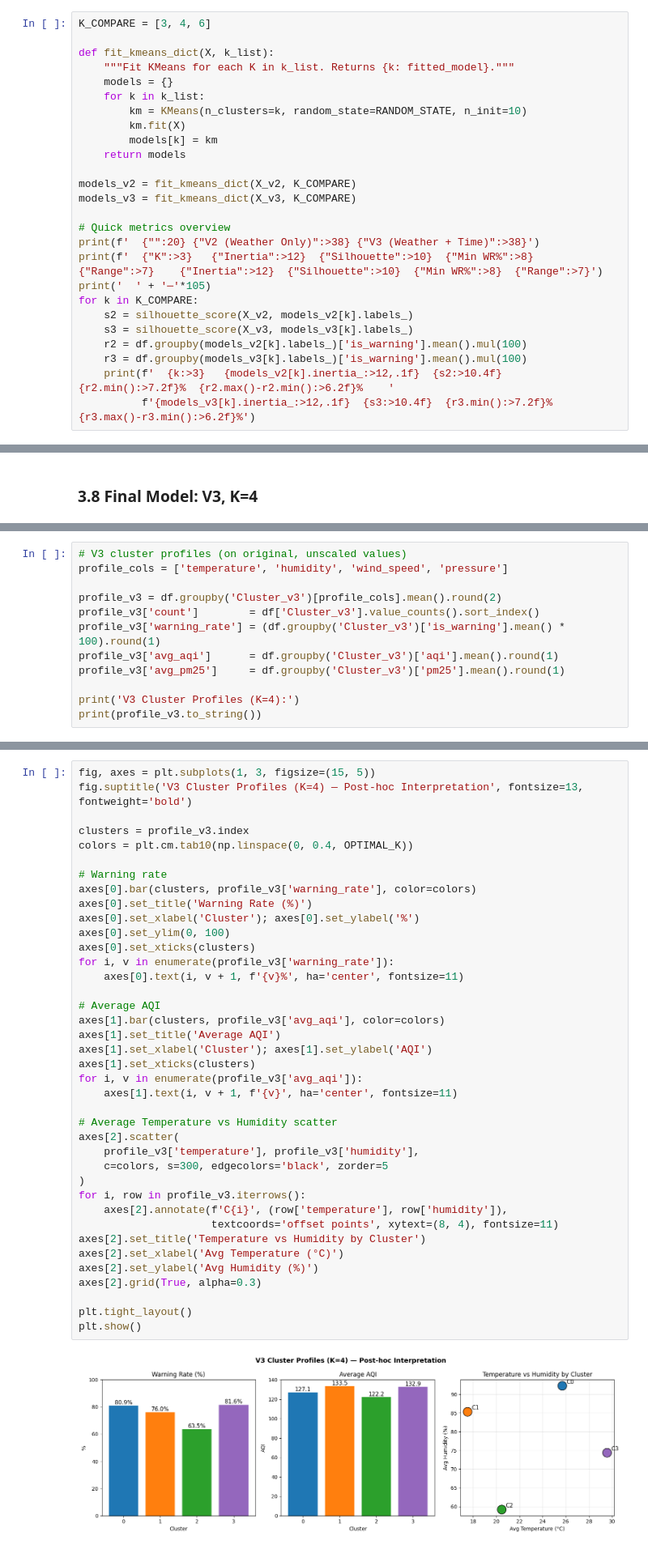
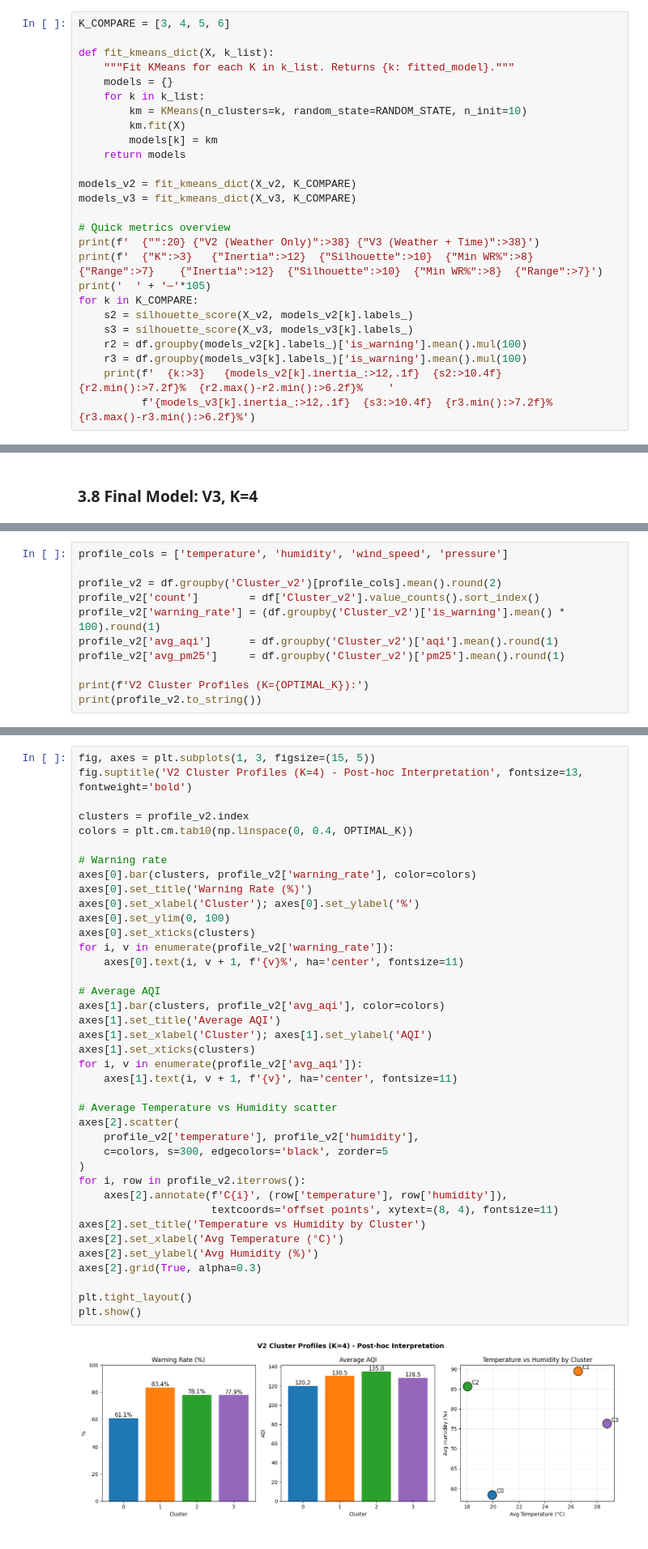
Before and after one commit to quyneehcl/HanoiAirQuality, a Jupyter notebook: task3.ipynb, the cells around one changed output, grey strips where cells are left out. Shown at 81% size. Drawn from its saved outputs; the diff is of its cells as text.

```diff
--- a/task3.ipynb
+++ b/task3.ipynb
@@ -223,5 +218,5 @@ We compare K = 3, 4, and 6 for both feature versions.
 # %%
-K_COMPARE = [3, 4, 6]
+K_COMPARE = [3, 4, 5, 6]
 
 def fit_kmeans_dict(X, k_list):
     """Fit KMeans for each K in k_list. Returns {k: fitted_model}."""
@@ -501,13 +526,12 @@ print(f'  V3 cluster sizes: {dict(zip(vals_v3.tolist(), counts_v3.tolist()))}')
 # %%
-# V3 cluster profiles (on original, unscaled values)
 profile_cols = ['temperature', 'humidity', 'wind_speed', 'pressure']
 
-profile_v3 = df.groupby('Cluster_v3')[profile_cols].mean().round(2)
-profile_v3['count']        = df['Cluster_v3'].value_counts().sort_index()
-profile_v3['warning_rate'] = (df.groupby('Cluster_v3')['is_warning'].mean() * 100).round(1)
-profile_v3['avg_aqi']      = df.groupby('Cluster_v3')['aqi'].mean().round(1)
-profile_v3['avg_pm25']     = df.groupby('Cluster_v3')['pm25'].mean().round(1)
+profile_v2 = df.groupby('Cluster_v2')[profile_cols].mean().round(2)
+profile_v2['count']        = df['Cluster_v2'].value_counts().sort_index()
+profile_v2['warning_rate'] = (df.groupby('Cluster_v2')['is_warning'].mean() * 100).round(1)
+profile_v2['avg_aqi']      = df.groupby('Cluster_v2')['aqi'].mean().round(1)
+profile_v2['avg_pm25']     = df.groupby('Cluster_v2')['pm25'].mean().round(1)
 
-print('V3 Cluster Profiles (K=4):')
-print(profile_v3.to_string())
+print(f'V2 Cluster Profiles (K={OPTIMAL_K}):')
+print(profile_v2.to_string())
 # %% [output]
@@ -521,44 +545,44 @@ Cluster_v3
 # %%
 fig, axes = plt.subplots(1, 3, figsize=(15, 5))
-fig.suptitle('V3 Cluster Profiles (K=4) — Post-hoc Interpretation', fontsize=13, fontweight='bold')
+fig.suptitle('V2 Cluster Profiles (K=4) - Post-hoc Interpretation', fontsize=13, fontweight='bold')
 
-clusters = profile_v3.index
+clusters = profile_v2.index
 colors = plt.cm.tab10(np.linspace(0, 0.4, OPTIMAL_K))
 
 # Warning rate
-axes[0].bar(clusters, profile_v3['warning_rate'], color=colors)
+axes[0].bar(clusters, profile_v2['warning_rate'], color=colors)
 axes[0].set_title('Warning Rate (%)')
 axes[0].set_xlabel('Cluster'); axes[0].set_ylabel('%')
 axes[0].set_ylim(0, 100)
 axes[0].set_xticks(clusters)
-for i, v in enumerate(profile_v3['warning_rate']):
+for i, v in enumerate(profile_v2['warning_rate']):
     axes[0].text(i, v + 1, f'{v}%', ha='center', fontsize=11)
 
 # Average AQI
-axes[1].bar(clusters, profile_v3['avg_aqi'], color=colors)
+axes[1].bar(clusters, profile_v2['avg_aqi'], color=colors)
 axes[1].set_title('Average AQI')
 axes[1].set_xlabel('Cluster'); axes[1].set_ylabel('AQI')
 axes[1].set_xticks(clusters)
-for i, v in enumerate(profile_v3['avg_aqi']):
+for i, v in enumerate(profile_v2['avg_aqi']):
     axes[1].text(i, v + 1, f'{v}', ha='center', fontsize=11)
 
 # Average Temperature vs Humidity scatter
 axes[2].scatter(
-    profile_v3['temperature'], profile_v3['humidity'],
+    profile_v2['temperature'], profile_v2['humidity'],
     c=colors, s=300, edgecolors='black', zorder=5
 )
-for i, row in profile_v3.iterrows():
+for i, row in profile_v2.iterrows():
     axes[2].annotate(f'C{i}', (row['temperature'], row['humidity']),
                      textcoords='offset points', xytext=(8, 4), fontsize=11)
 axes[2].set_title('Temperature vs Humidity by Cluster')
 axes[2].set_xlabel('Avg Temperature (°C)')
 axes[2].set_ylabel('Avg Humidity (%)')
 axes[2].grid(True, alpha=0.3)
 
 plt.tight_layout()
 plt.show()
 # %% [output]
-[figure, old version]
+[figure, new version]
 # %% [markdown]
 ### 3.10 Summary
 # %%
```
Also changed, not shown: parts of 15 cells of this notebook.
